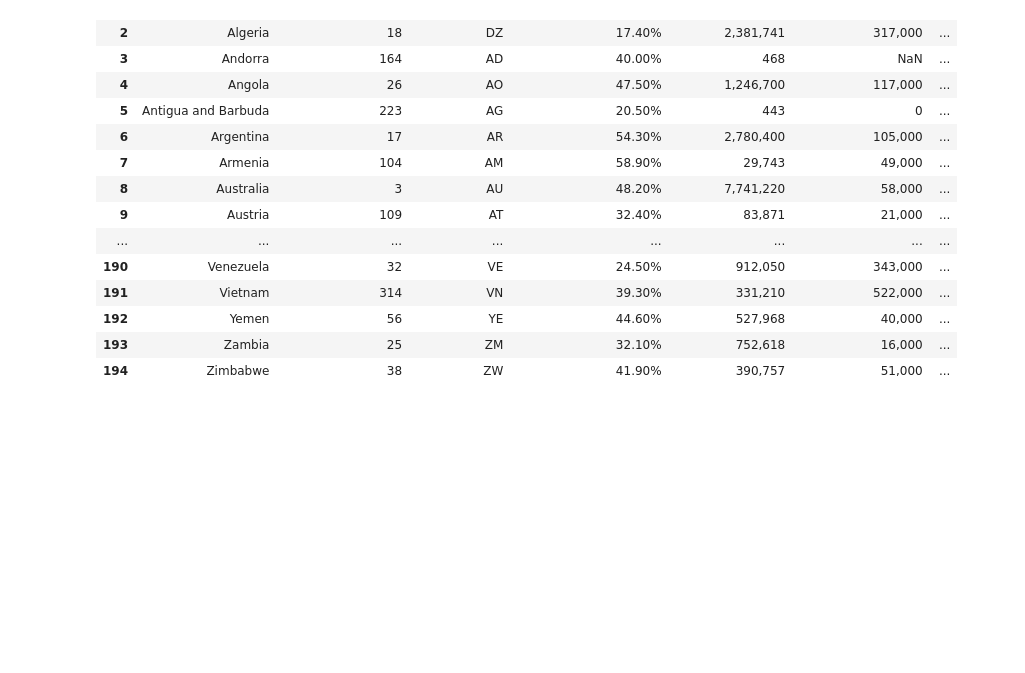
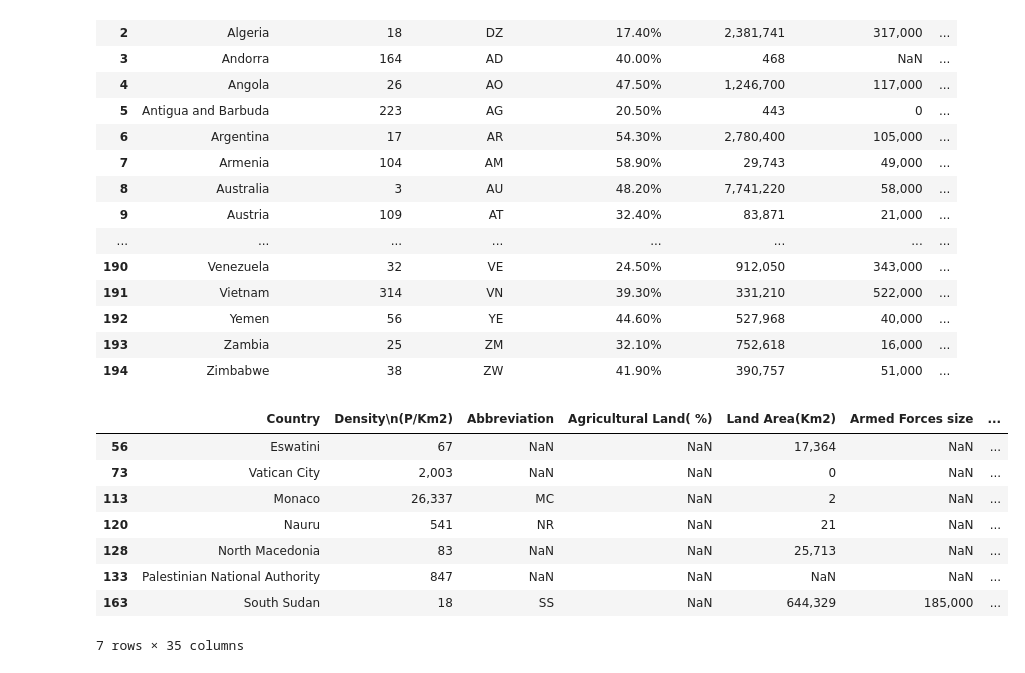
Before and after one commit to KacperWro/DataAnalysisCA, a Jupyter notebook: main.ipynb, the cells around one changed output. Saved outputs shown, nothing was run; the diff lists cells and outputs as text; code cells hidden in the pictures; blank space fills up the shorter version.

```diff
--- a/main.ipynb
+++ b/main.ipynb
@@ -29 +29,14 @@ with pd.option_context('display.max_rows', None, 'display.max_columns', None):
 world_data.loc[150, 'Country'] = "Sao Tome & Principe"
+# %%
+nan_rows = world_data[world_data['Agricultural Land( %)'].isnull()]
+display(nan_rows)
+# %% [output]
+|  | Country | Density\n(P/Km2) | Abbreviation | Agricultural Land( %) | Land Area(Km2) | Armed Forces size | ... |
+| 56 | Eswatini | 67 | NaN | NaN | 17,364 | NaN | ... |
+| 73 | Vatican City | 2,003 | NaN | NaN | 0 | NaN | ... |
+| 113 | Monaco | 26,337 | MC | NaN | 2 | NaN | ... |
+| 120 | Nauru | 541 | NR | NaN | 21 | NaN | ... |
+| 128 | North Macedonia | 83 | NaN | NaN | 25,713 | NaN | ... |
+| 133 | Palestinian National Authority | 847 | NaN | NaN | NaN | NaN | ... |
+| 163 | South Sudan | 18 | SS | NaN | 644,329 | 185,000 | ... |
+7 rows × 35 columns
```
Also changed, not shown: parts of 3 cells of this notebook.
